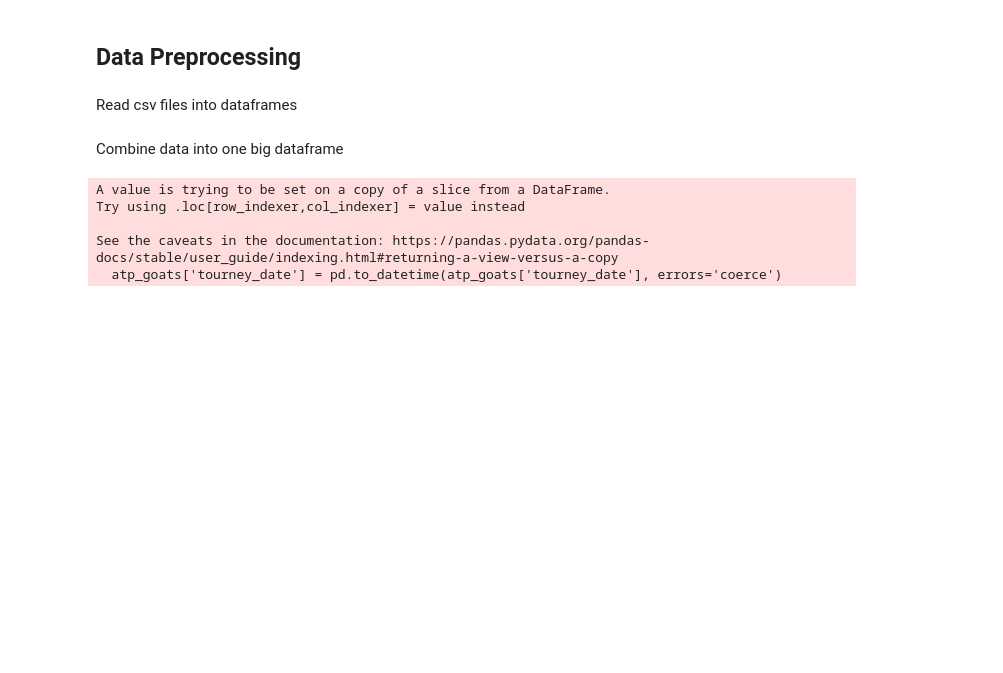
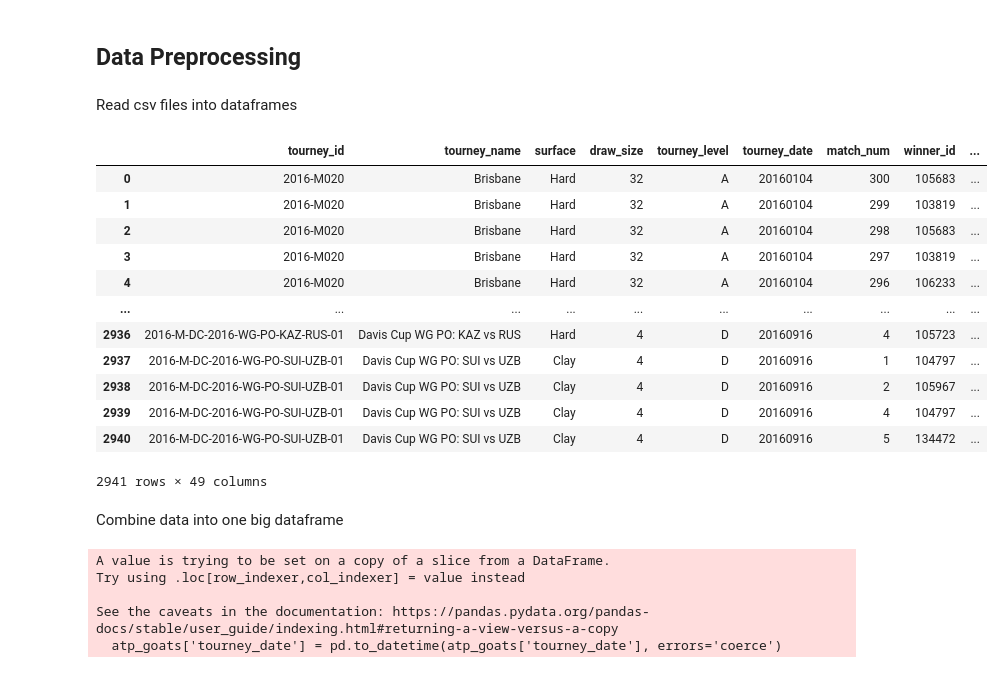
Before and after one commit to com-480-data-visualization/Racket-Science, a Jupyter notebook: Milestones/milestone 1/preprocessing/exploration_goats.ipynb, the cells around one changed output. Drawn from its saved outputs; the diff is of its cells as text; code cells hidden in the pictures; blank space fills up the shorter version.

```diff
--- a/Milestones/milestone 1/preprocessing/exploration_goats.ipynb
+++ b/Milestones/milestone 1/preprocessing/exploration_goats.ipynb
@@ -44,3 +49,19 @@ atp20 = atp20[atp20['tourney_id'].str[:4].isin(['1998', '1999'])]
+# %%
+pd.read_csv(data_folder + matches + "cleaned_atp_matches_2016.csv")
+# %% [output]
+|  | tourney_id | tourney_name | surface | draw_size | tourney_level | tourney_date | match_num | winner_id | ... |
+| 0 | 2016-M020 | Brisbane | Hard | 32 | A | 20160104 | 300 | 105683 | ... |
+| 1 | 2016-M020 | Brisbane | Hard | 32 | A | 20160104 | 299 | 103819 | ... |
+| 2 | 2016-M020 | Brisbane | Hard | 32 | A | 20160104 | 298 | 105683 | ... |
+| 3 | 2016-M020 | Brisbane | Hard | 32 | A | 20160104 | 297 | 103819 | ... |
+| 4 | 2016-M020 | Brisbane | Hard | 32 | A | 20160104 | 296 | 106233 | ... |
+| ... | ... | ... | ... | ... | ... | ... | ... | ... | ... |
+| 2936 | 2016-M-DC-2016-WG-PO-KAZ-RUS-01 | Davis Cup WG PO: KAZ vs RUS | Hard | 4 | D | 20160916 | 4 | 105723 | ... |
+| 2937 | 2016-M-DC-2016-WG-PO-SUI-UZB-01 | Davis Cup WG PO: SUI vs UZB | Clay | 4 | D | 20160916 | 1 | 104797 | ... |
+| 2938 | 2016-M-DC-2016-WG-PO-SUI-UZB-01 | Davis Cup WG PO: SUI vs UZB | Clay | 4 | D | 20160916 | 2 | 105967 | ... |
+| 2939 | 2016-M-DC-2016-WG-PO-SUI-UZB-01 | Davis Cup WG PO: SUI vs UZB | Clay | 4 | D | 20160916 | 4 | 104797 | ... |
+| 2940 | 2016-M-DC-2016-WG-PO-SUI-UZB-01 | Davis Cup WG PO: SUI vs UZB | Clay | 4 | D | 20160916 | 5 | 134472 | ... |
+2941 rows × 49 columns
 # %% [markdown]
 Combine data into one big dataframe
 # %%
```
Also changed, not shown: parts of 20 cells of this notebook, 24 other files.
